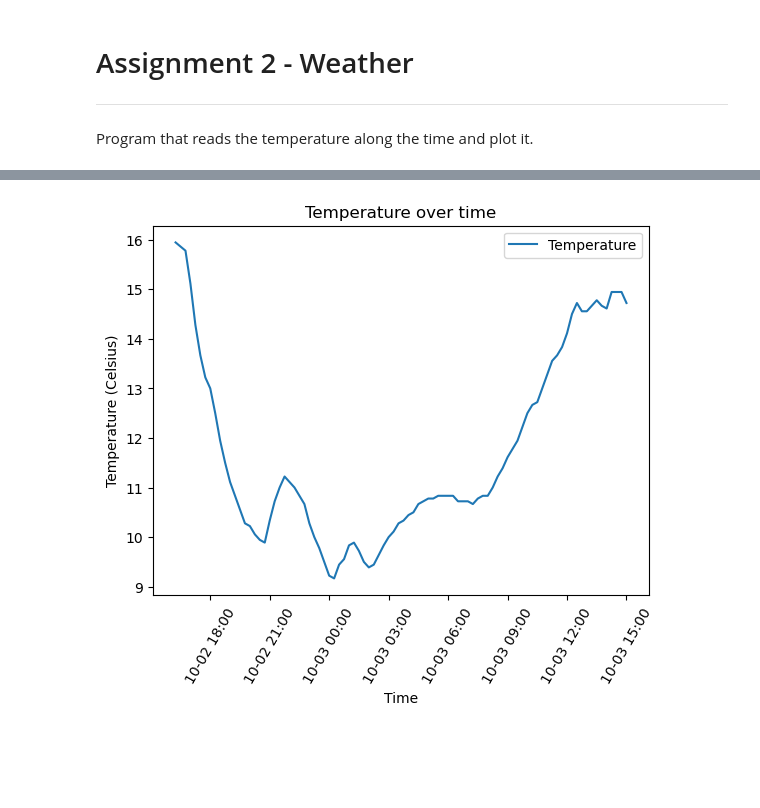
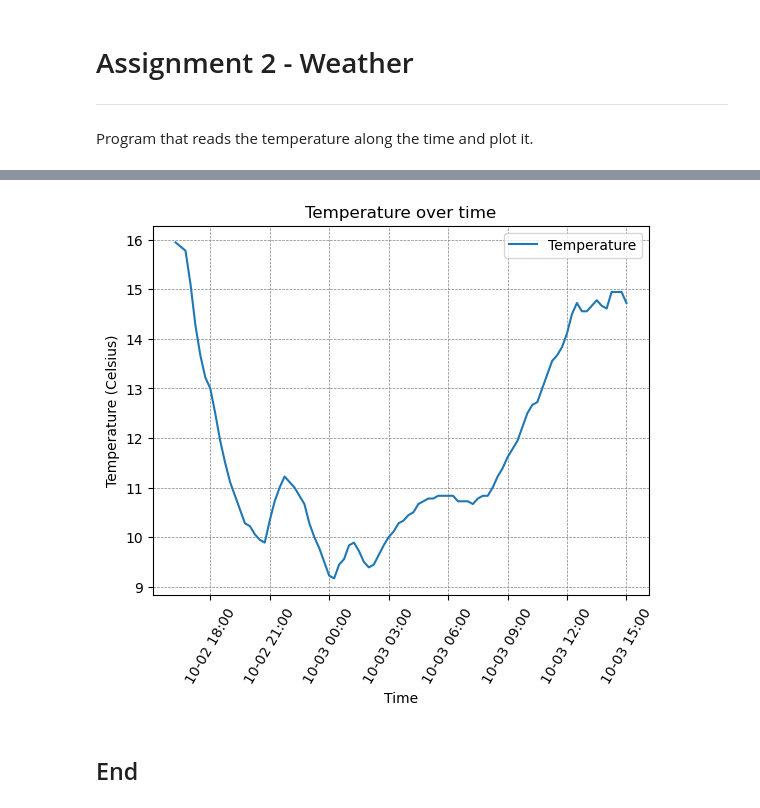
Before and after one commit to FatimaBOliveira/Programming-for-data-analytics, a Jupyter notebook: Assignments/assignment2-weather.ipynb, the cells around one changed output, grey strips where cells are left out. Cells and saved outputs as stored; diff of their text form; code cells hidden in the pictures; blank space fills up the shorter version.

Commit message:
Starting README's and adding grid in assignment 2.

```diff
--- a/Assignments/assignment2-weather.ipynb
+++ b/Assignments/assignment2-weather.ipynb
@@ -96,25 +96,29 @@ Name: reportStartDateTime, Length: 89, dtype: datetime64[ns, UTC]
 # %%
 # Need to fix the x axis, for a better representation.
 
 # https://stackoverflow.com/questions/1574088/plotting-time-on-the-independent-axis
 # https://pandas.pydata.org/docs/reference/api/pandas.to_datetime.html#pandas.to_datetime
-# #https://www.geeksforgeeks.org/matplotlib-dates-dateformatter-class-in-python/
+# https://www.geeksforgeeks.org/matplotlib-dates-dateformatter-class-in-python/
+# https://www.w3schools.com/python/matplotlib_grid.asp
 
 import matplotlib.dates as mdates
 
 # convert object to datetime.
 x = pd.to_datetime(x)
 
 myFmt = mdates.DateFormatter("%m-%d %H:%M")
 plt.gca().xaxis.set_major_formatter(myFmt)
 
 plt.plot(x, y, label="Temperature")
 plt.title("Temperature over time")
 plt.xlabel("Time")
 plt.ylabel("Temperature (Celsius)")
 plt.legend()
+plt.grid(color="grey", linestyle='--', linewidth=0.5)
 plt.xticks(rotation=60)
 
 plt.show()
 # %% [output]
-[figure, old version]
+[figure, new version]
+# %% [markdown]
+## End
```
Also changed, not shown: parts of 3 cells of this notebook, 4 other files.
